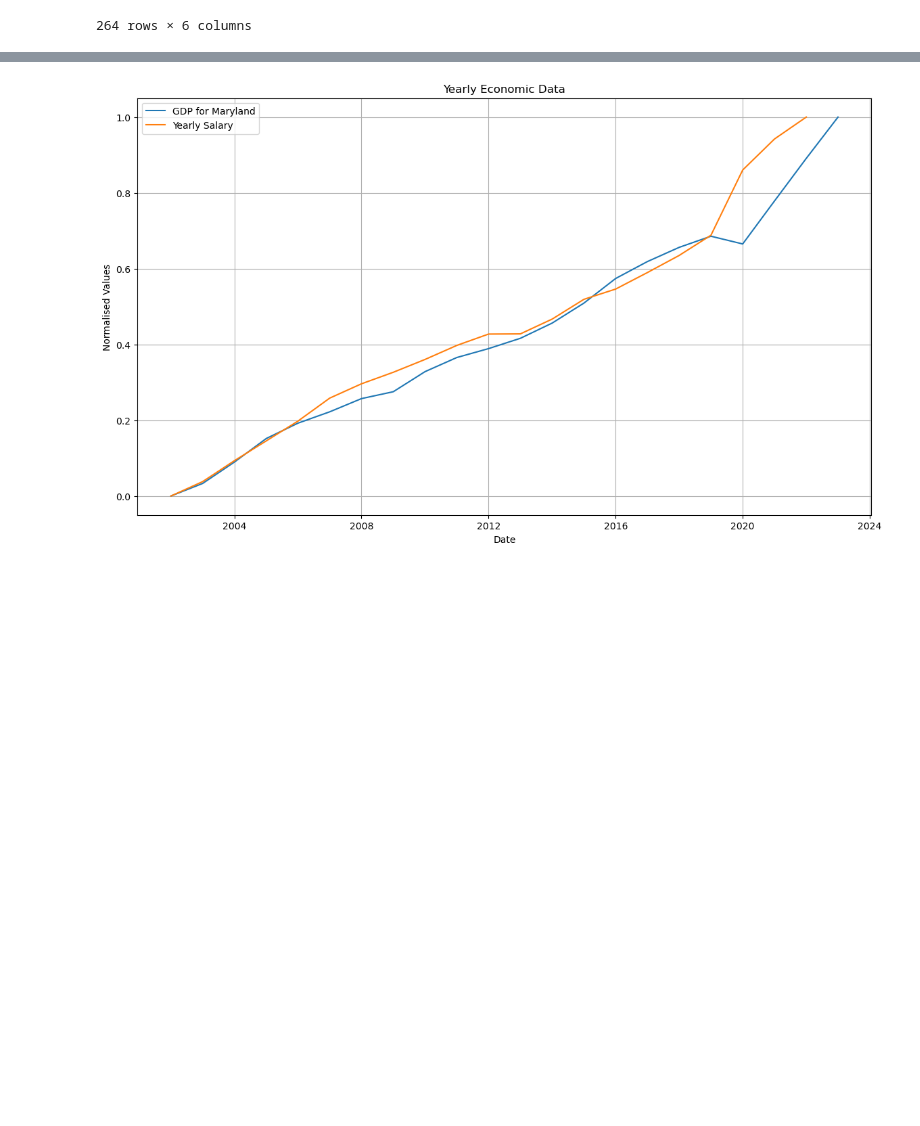
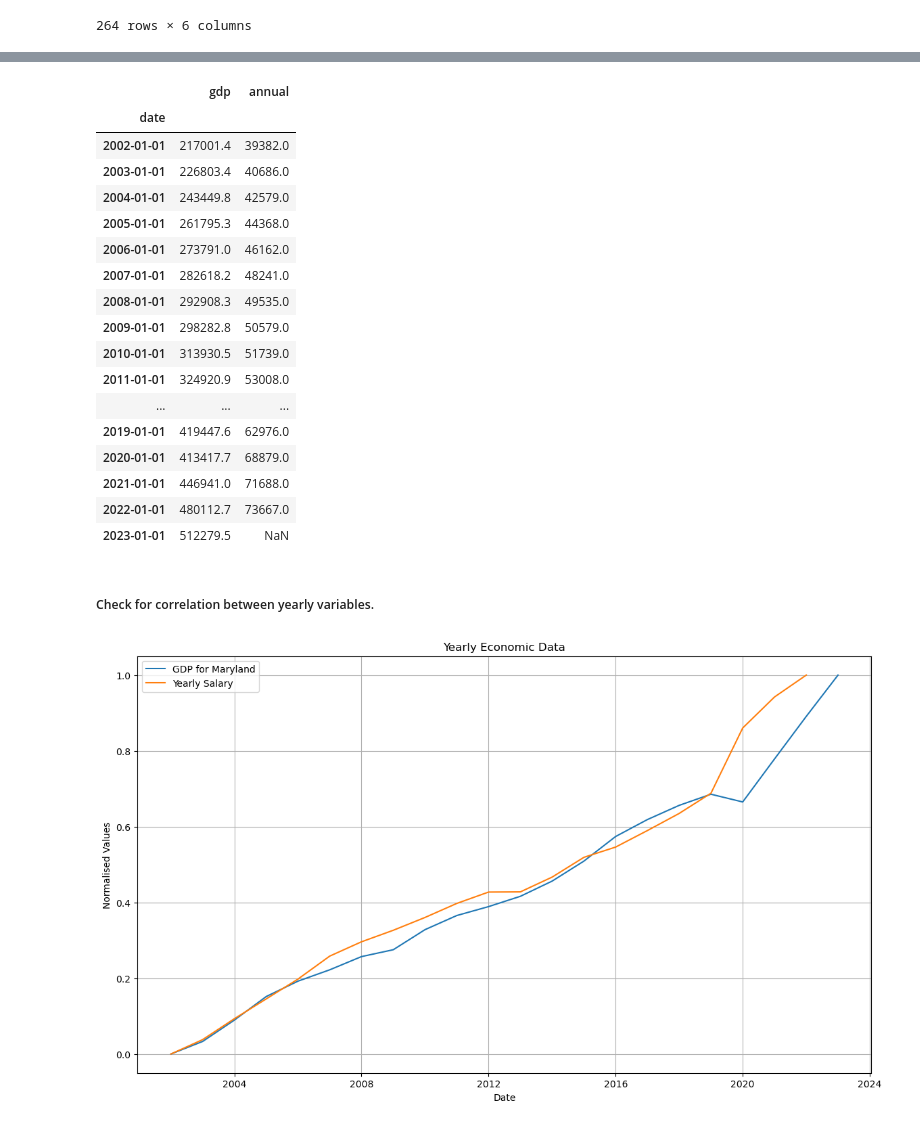
Before and after one commit to bennicholson2/Maryland-Automotive-Industry, a Jupyter notebook: analysis_chapters/01_data_preparation.ipynb, the cells around one changed output, grey strips where cells are left out. Saved outputs shown, nothing was run; the diff lists cells and outputs as text; code cells hidden in the pictures; blank space fills up the shorter version.

```diff
--- a/analysis_chapters/01_data_preparation.ipynb
+++ b/analysis_chapters/01_data_preparation.ipynb
@@ -982 +1019,25 @@ monthly_economic_data.join(linear_interpolation_total_payment_df)
+# %%
+yearly_economic_data = gdp.join(average_salary)
+yearly_economic_data
+# %% [output]
+|  | gdp | annual |
+| date |  |  |
+| 2002-01-01 | 217001.4 | 39382.0 |
+| 2003-01-01 | 226803.4 | 40686.0 |
+| 2004-01-01 | 243449.8 | 42579.0 |
+| 2005-01-01 | 261795.3 | 44368.0 |
+| 2006-01-01 | 273791.0 | 46162.0 |
+| 2007-01-01 | 282618.2 | 48241.0 |
+| 2008-01-01 | 292908.3 | 49535.0 |
+| 2009-01-01 | 298282.8 | 50579.0 |
+| 2010-01-01 | 313930.5 | 51739.0 |
+| 2011-01-01 | 324920.9 | 53008.0 |
+| ... | ... | ... |
+| 2019-01-01 | 419447.6 | 62976.0 |
+| 2020-01-01 | 413417.7 | 68879.0 |
+| 2021-01-01 | 446941.0 | 71688.0 |
+| 2022-01-01 | 480112.7 | 73667.0 |
+| 2023-01-01 | 512279.5 | NaN |
+# %% [markdown]
+##### Check for correlation between yearly variables.
 # %%
```
Also changed, not shown: parts of 40 cells of this notebook, 6 other files.
